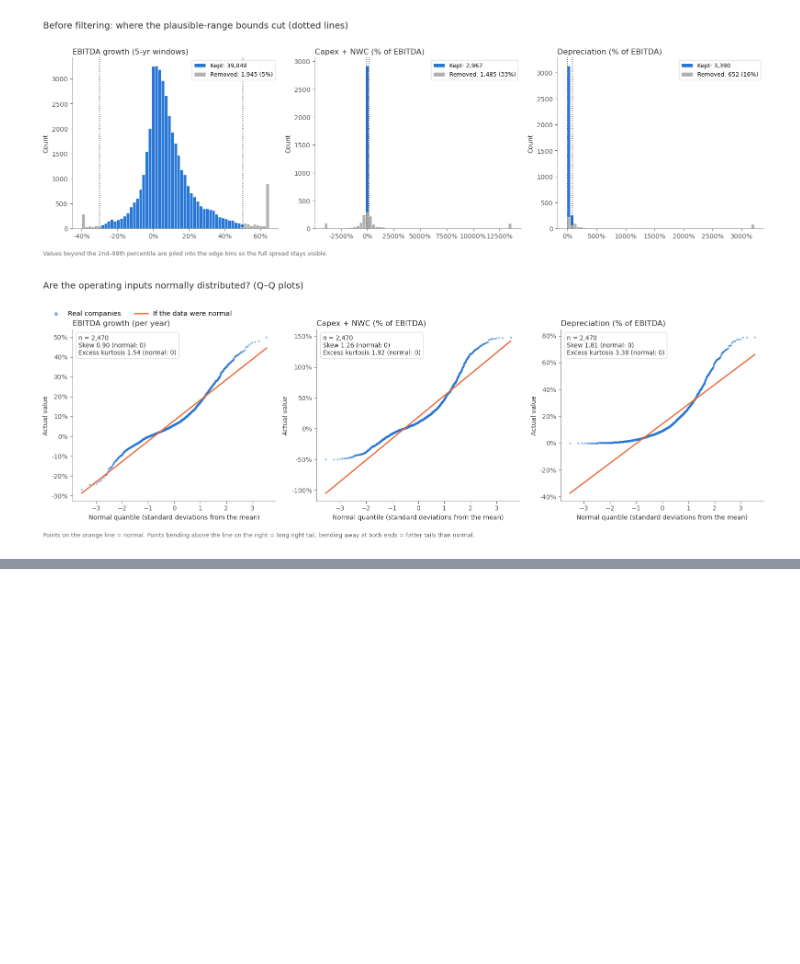
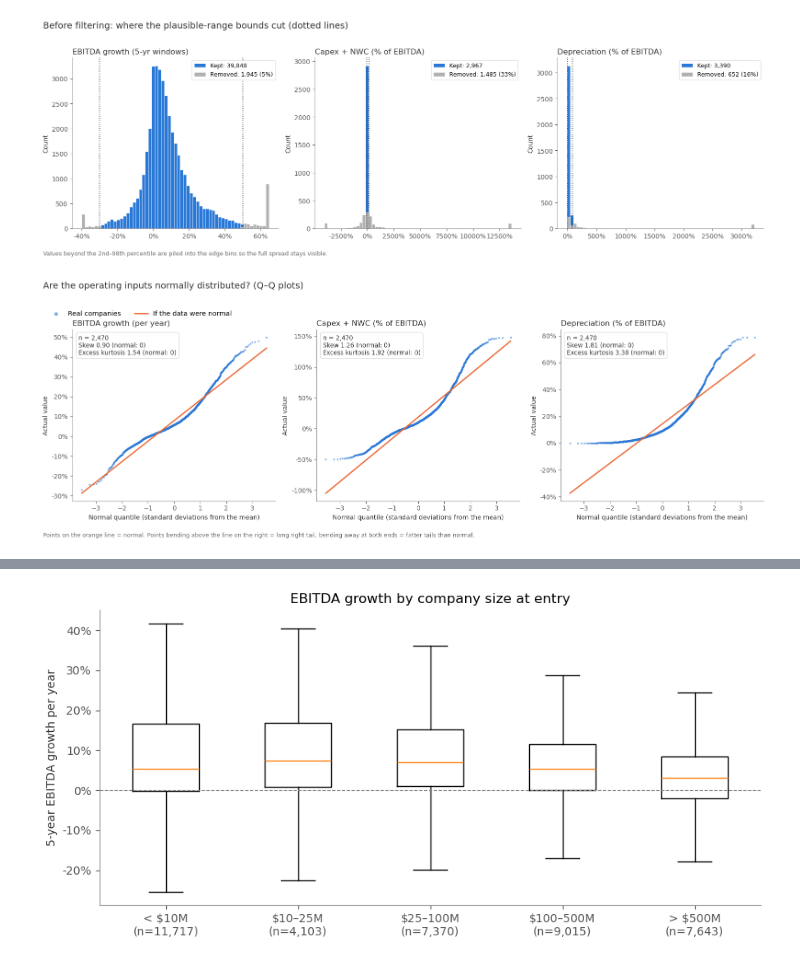
Before and after one commit to letitias/orie4999_lboresearch, a Jupyter notebook: dewey_data_exploration.ipynb, the cells around one changed output, grey strips where cells are left out. Saved outputs shown, nothing was run; the diff lists cells and outputs as text; code cells hidden in the pictures; blank space fills up the shorter version.

Commit message:
Exploration on company size stats

```diff
--- a/dewey_data_exploration.ipynb
+++ b/dewey_data_exploration.ipynb
@@ -323,3 +323,74 @@ fig.savefig("results/qq_plots.png", dpi=200, bbox_inches="tight", facecolor="whi
 plt.show()
 # %% [output]
 [figure]
+# %%
+#Pulic Companies: Large or Small
+# ---- Test 1: does company size change the operating inputs? ----
+# Size is measured in the ENTRY year only (no peeking at the future).
+HOLD = 5
+d["revenue"] = pd.to_numeric(d["revenue"], errors="coerce")
+
+yr = d[["id", "year", "ebitda", "revenue", "depr", "capex", "d_nwc"]].copy()
+fwd = yr[["id", "year", "ebitda"]].rename(columns={"ebitda": "ebitda_fwd"})
+fwd["year"] -= HOLD                                   # EBITDA 5 years later, lined up with the entry year
+yr = yr.merge(fwd, on=["id", "year"], how="left")
+yr = yr[yr.ebitda > 0]                                # profitable at entry
+
+# inputs, same definitions and plausible ranges as before
+yr["da"] = yr.depr / yr.ebitda
+yr["capex_nwc"] = (yr.capex + yr.d_nwc) / yr.ebitda
+yr["margin"] = yr.ebitda / yr.revenue
+yr["turned_negative"] = np.where(yr.ebitda_fwd.notna(), yr.ebitda_fwd <= 0, np.nan)
+ok_fwd = yr.ebitda_fwd > 0
+yr["g"] = np.where(ok_fwd, (yr.ebitda_fwd / yr.ebitda).clip(lower=1e-9) ** (1 / HOLD) - 1, np.nan)
+yr.loc[~yr.g.between(-0.30, 0.50), "g"] = np.nan
+yr.loc[~yr.da.between(0, 0.8), "da"] = np.nan
+yr.loc[~yr.capex_nwc.between(-0.5, 1.5), "capex_nwc"] = np.nan
+
+# 1) what sizes do we actually have? (check the units: should be dollars)
+print("Entry-year EBITDA percentiles:")
+print(yr.ebitda.quantile([0.05, 0.25, 0.5, 0.75, 0.95]).map("${:,.0f}".format), "\n")
+
+# 2) size buckets in dollars of EBITDA
+bins   = [0, 10e6, 25e6, 100e6, 500e6, np.inf]
+labels = ["< $10M", "$10–25M", "$25–100M", "$100–500M", "> $500M"]
+yr["size"] = pd.cut(yr.ebitda, bins=bins, labels=labels)
+
+def p10(x): return x.quantile(0.10)
+def p90(x): return x.quantile(0.90)
+
+table = yr.groupby("size", observed=False).agg(
+    companies=("id", "nunique"),
+    company_years=("id", "size"),
+    growth_p10=("g", p10),
+    growth_median=("g", "median"),
+    growth_p90=("g", p90),
+    pct_ebitda_turned_negative=("turned_negative", "mean"),
+    capex_nwc_median=("capex_nwc", "median"),
+    da_median=("da", "median"),
+    margin_median=("margin", "median"),
+)
+pct_cols = [c for c in table.columns if c not in ("companies", "company_years")]
+print(table.style.format({c: "{:.1%}" for c in pct_cols}).to_string() if False else
+      table.assign(**{c: table[c].map("{:.1%}".format) for c in pct_cols}).to_string())
+
+# 3) one-number summary: does each input trend with size? (Spearman vs log EBITDA)
+print("\nRank correlation with company size (log EBITDA):")
+for col in ["g", "capex_nwc", "da", "margin", "turned_negative"]:
+    sub = yr[[col, "ebitda"]].dropna()
+    rho = stats.spearmanr(np.log(sub.ebitda), sub[col].astype(float))[0]
+    print(f"  {col:16s} {rho:+.2f}   (n={len(sub):,})")
+
+# 4) picture: growth by size bucket
+fig, ax = plt.subplots(figsize=(9, 4.5))
+groups = [yr.loc[yr["size"] == lab, "g"].dropna() for lab in labels]
+ax.boxplot(groups, labels=[f"{lab}\n(n={len(g):,})" for lab, g in zip(labels, groups)],
+           showfliers=False)
+ax.axhline(0, color="grey", lw=0.8, ls="--")
+ax.set_ylabel("5-year EBITDA growth per year")
+ax.set_title("EBITDA growth by company size at entry")
+ax.yaxis.set_major_formatter(plt.FuncFormatter(lambda v, _: f"{v:.0%}"))
+plt.tight_layout()
+plt.savefig("results/growth_by_size.png", dpi=200)
+plt.show()
+# %% [output]
@@ -325,0 +414 @@ plt.show()
+[figure, added]
```
Also changed, not shown: parts of 1 cell of this notebook, 2 other files.
